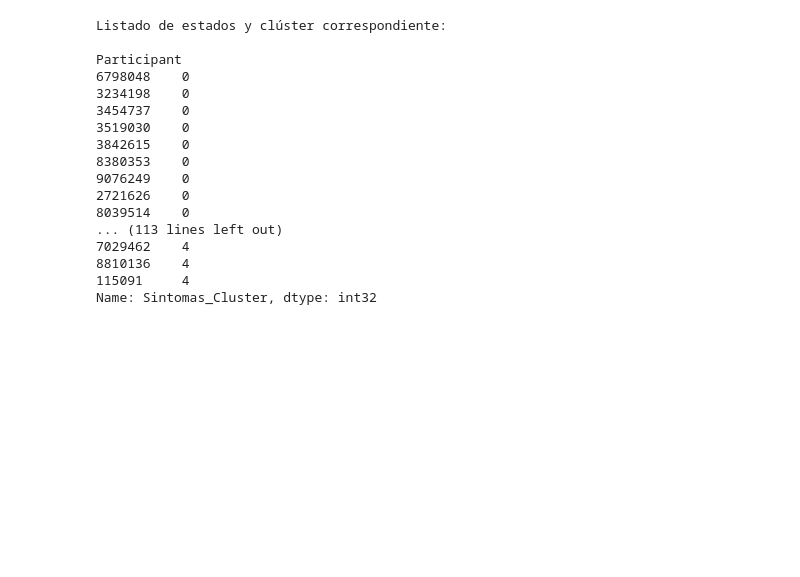
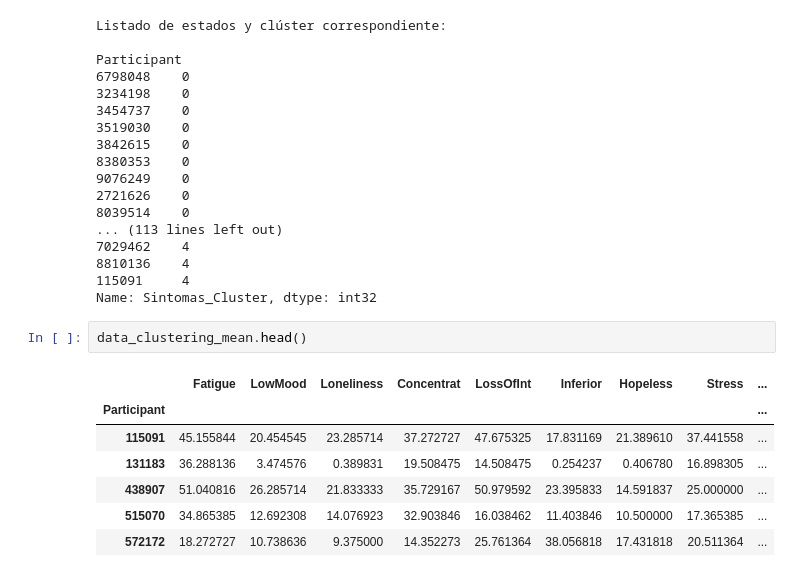
Before and after one commit to serNAVARRO7/AISaturdays-depresion-rrss, a Jupyter notebook: scripts/Clustering_Analysis_AnaPatriciaBautista.ipynb, the cells around one changed output. Drawn from its saved outputs; the diff is of its cells as text; blank space fills up the shorter version.

```diff
--- a/scripts/Clustering_Analysis_AnaPatriciaBautista.ipynb
+++ b/scripts/Clustering_Analysis_AnaPatriciaBautista.ipynb
@@ -261,3 +262,13 @@ Participant
 8810136    4
 115091     4
 Name: Sintomas_Cluster, dtype: int32
+# %%
+data_clustering_mean.head()
+# %% [output]
+|  | Fatigue | LowMood | Loneliness | Concentrat | LossOfInt | Inferior | Hopeless | Stress | ... |
+| Participant |  |  |  |  |  |  |  |  | ... |
+| 115091 | 45.155844 | 20.454545 | 23.285714 | 37.272727 | 47.675325 | 17.831169 | 21.389610 | 37.441558 | ... |
+| 131183 | 36.288136 | 3.474576 | 0.389831 | 19.508475 | 14.508475 | 0.254237 | 0.406780 | 16.898305 | ... |
+| 438907 | 51.040816 | 26.285714 | 21.833333 | 35.729167 | 50.979592 | 23.395833 | 14.591837 | 25.000000 | ... |
+| 515070 | 34.865385 | 12.692308 | 14.076923 | 32.903846 | 16.038462 | 11.403846 | 10.500000 | 17.365385 | ... |
+| 572172 | 18.272727 | 10.738636 | 9.375000 | 14.352273 | 25.761364 | 38.056818 | 17.431818 | 20.511364 | ... |
```
Also changed, not shown: parts of 5 cells of this notebook.
